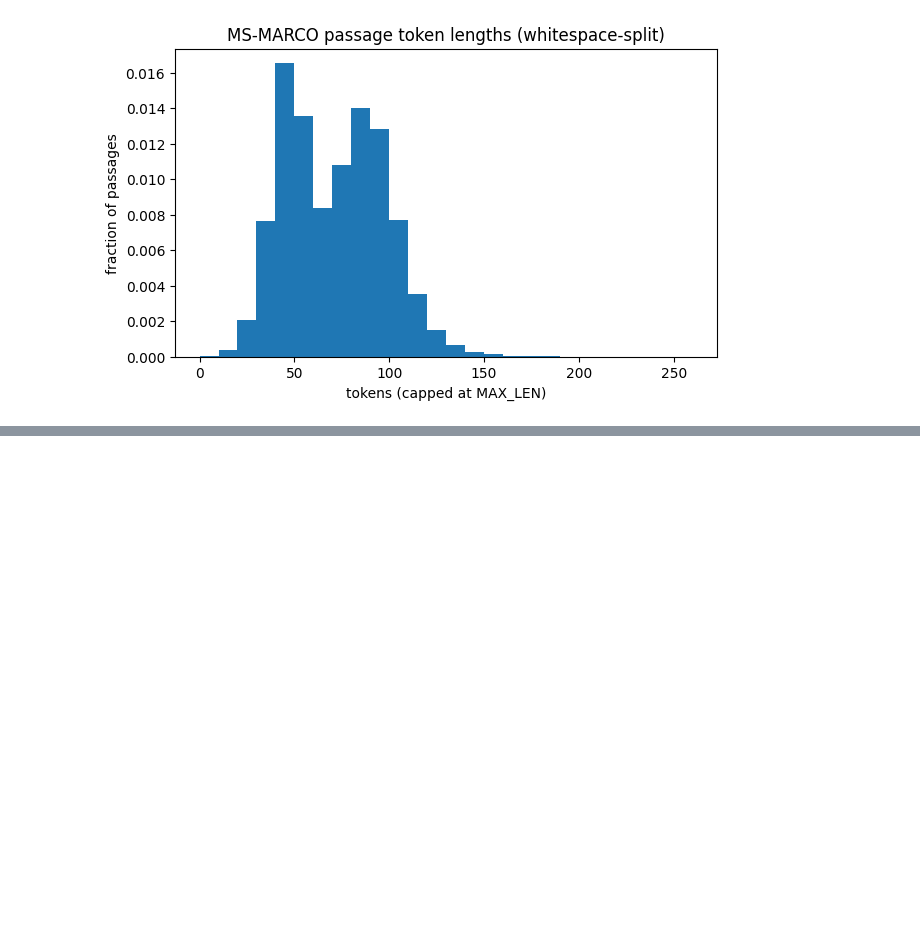
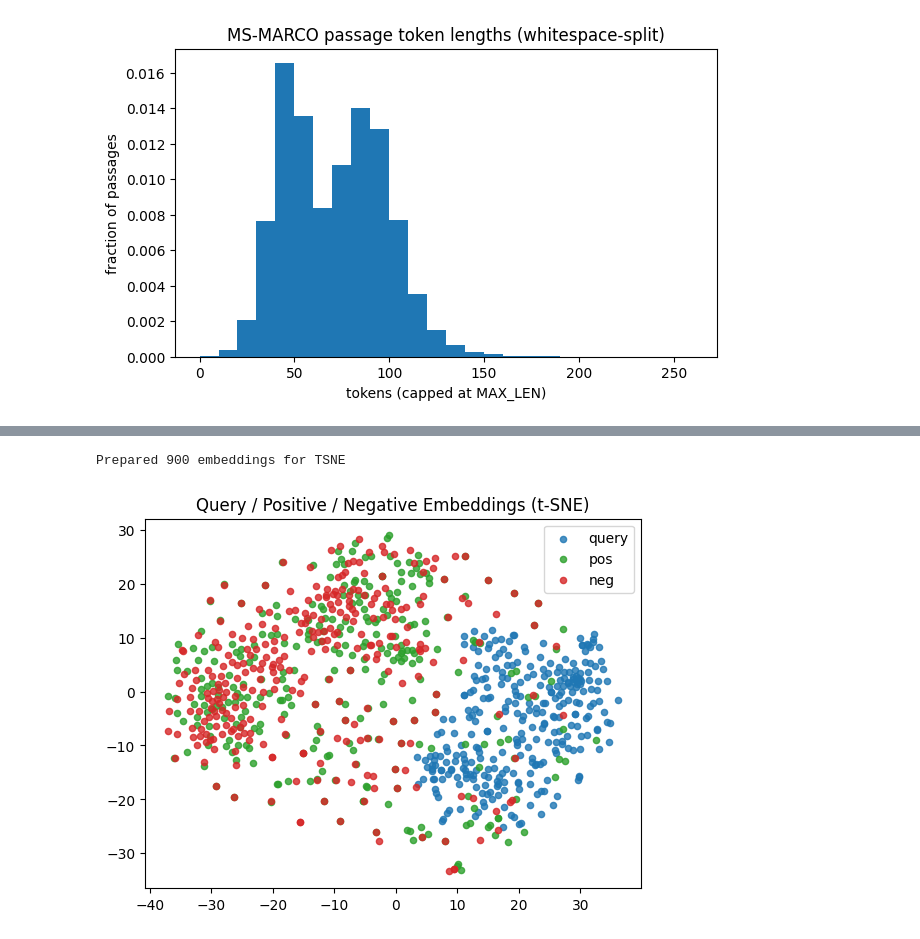
Before and after one commit to AdamBeedell/MLXTwoTowers, a Jupyter notebook: marcos.ipynb, the cells around one changed output, grey strips where cells are left out. Saved outputs shown, nothing was run; the diff lists cells and outputs as text; code cells hidden in the pictures; blank space fills up the shorter version.

Commit message:
Got the visualization working

```diff
--- a/marcos.ipynb
+++ b/marcos.ipynb
@@ -107,0 +86,48 @@ ms_marco["train"][0]
+# %%
+# --- Build embeddings for TSNE visualisation ---
+sample_size = 300  # adjust as needed
+sample_triplets = train_dataset[:sample_size]
+
+vecs = []
+labels = []
+query_tower.eval()
+doc_tower.eval()
+with torch.no_grad():
+    for trip in sample_triplets:
+        q_emb = query_tower(trip["query"].unsqueeze(0).to(device)).cpu().numpy()[0]
+        pos_emb = doc_tower(trip["positive"].unsqueeze(0).to(device)).cpu().numpy()[0]
+        neg_emb = doc_tower(trip["negative"].unsqueeze(0).to(device)).cpu().numpy()[0]
+
+        vecs.append(q_emb);  labels.append("query")
+        vecs.append(pos_emb); labels.append("pos")
+        vecs.append(neg_emb); labels.append("neg")
+
+vecs = np.array(vecs)
+print("Prepared", len(vecs), "embeddings for TSNE")
+# %% [output]
+Prepared 900 embeddings for TSNE
+# %%
+from sklearn.manifold import TSNE
+
+# assume vecs is (N, D) numpy array of query or doc embeddings
+# labels is a list like ["query", "doc", "query", ...]
+
+vecs_2d = TSNE(n_components=2, perplexity=30).fit_transform(vecs)
+
+colour_map = {"query": "tab:blue",
+              "pos": "tab:green",
+              "neg": "tab:red"}
+
+for label, colour in colour_map.items():
+    idx = [i for i, lab in enumerate(labels) if lab == label]
+    if idx:                                   # skip if none
+        plt.scatter(vecs_2d[idx, 0],
+                    vecs_2d[idx, 1],
+                    c=colour, label=label,
+                    s=20, alpha=0.8)
+
+plt.title("Query / Positive / Negative Embeddings (t-SNE)")
+plt.legend()
+plt.show()
+# %% [output]
+[figure, added]
```
Also changed, not shown: parts of 6 cells of this notebook, 3 other files.
